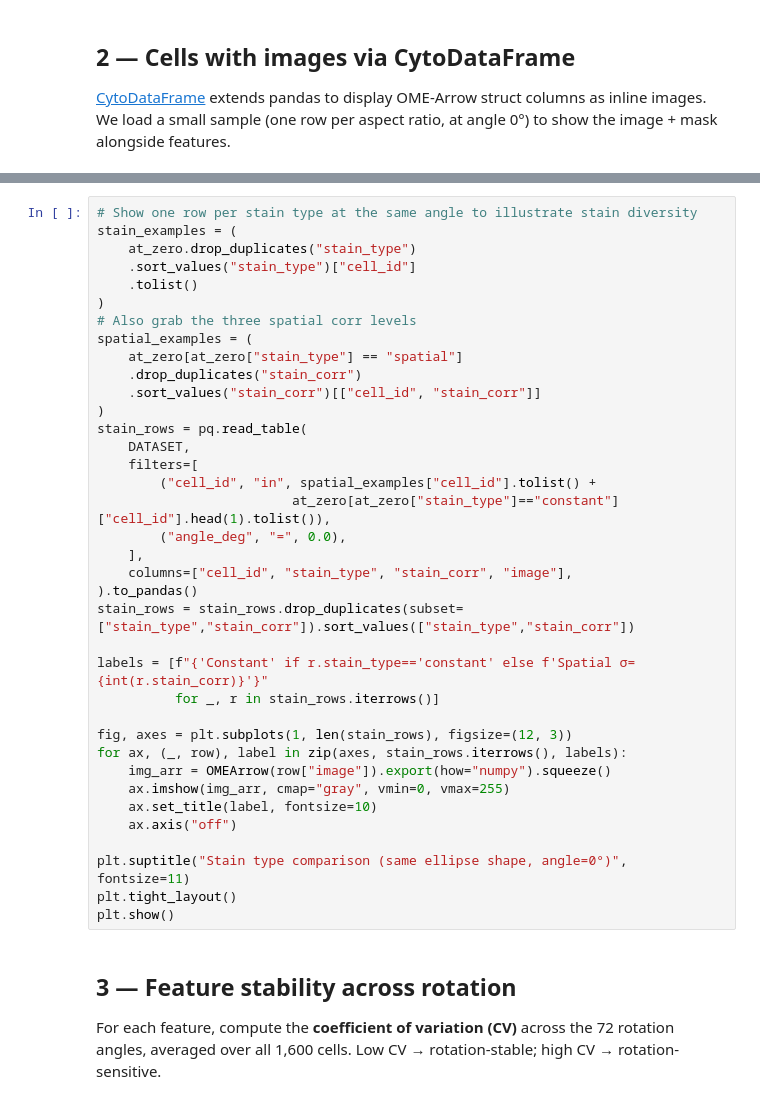
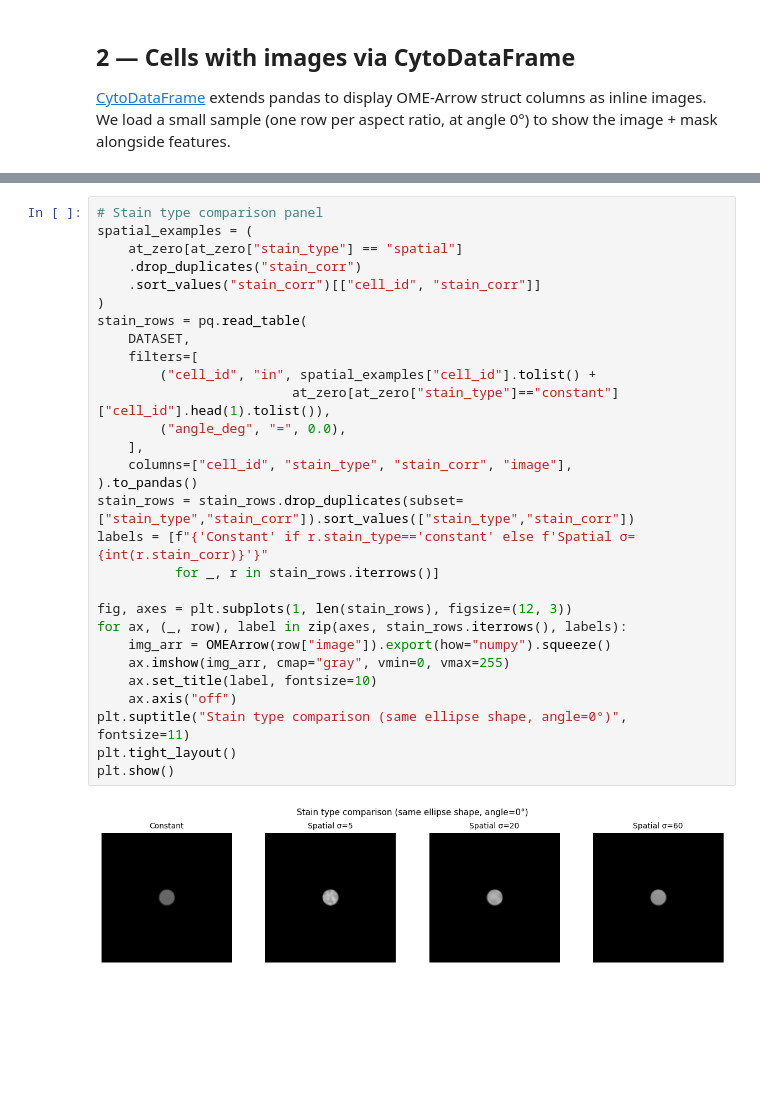
Before and after one commit to gwaybio/cellgenerator, a Jupyter notebook: analysis/analyze_rotation_sweep.ipynb, the cells around one changed output, grey strips where cells are left out. Cells and saved outputs as stored; diff of their text form; blank space fills up the shorter version.

```diff
--- a/analysis/analyze_rotation_sweep.ipynb
+++ b/analysis/analyze_rotation_sweep.ipynb
@@ -170,43 +183,31 @@ plt.show()
 # %%
-# Show one row per stain type at the same angle to illustrate stain diversity
-stain_examples = (
-    at_zero.drop_duplicates("stain_type")
-    .sort_values("stain_type")["cell_id"]
-    .tolist()
-)
-# Also grab the three spatial corr levels
+# Stain type comparison panel
 spatial_examples = (
     at_zero[at_zero["stain_type"] == "spatial"]
     .drop_duplicates("stain_corr")
     .sort_values("stain_corr")[["cell_id", "stain_corr"]]
 )
 stain_rows = pq.read_table(
     DATASET,
     filters=[
         ("cell_id", "in", spatial_examples["cell_id"].tolist() +
                          at_zero[at_zero["stain_type"]=="constant"]["cell_id"].head(1).tolist()),
         ("angle_deg", "=", 0.0),
     ],
     columns=["cell_id", "stain_type", "stain_corr", "image"],
 ).to_pandas()
 stain_rows = stain_rows.drop_duplicates(subset=["stain_type","stain_corr"]).sort_values(["stain_type","stain_corr"])
-
 labels = [f"{'Constant' if r.stain_type=='constant' else f'Spatial σ={int(r.stain_corr)}'}"
           for _, r in stain_rows.iterrows()]
 
 fig, axes = plt.subplots(1, len(stain_rows), figsize=(12, 3))
 for ax, (_, row), label in zip(axes, stain_rows.iterrows(), labels):
     img_arr = OMEArrow(row["image"]).export(how="numpy").squeeze()
     ax.imshow(img_arr, cmap="gray", vmin=0, vmax=255)
     ax.set_title(label, fontsize=10)
     ax.axis("off")
-
 plt.suptitle("Stain type comparison (same ellipse shape, angle=0°)", fontsize=11)
 plt.tight_layout()
 plt.show()
+# %% [output]
+[figure, added]
-# %% [markdown]
-## 3 — Feature stability across rotation
-
-For each feature, compute the **coefficient of variation (CV)** across the 72
-rotation angles, averaged over all 1,600 cells.  Low CV → rotation-stable;
-high CV → rotation-sensitive.
```
Also changed, not shown: parts of 18 cells of this notebook.
